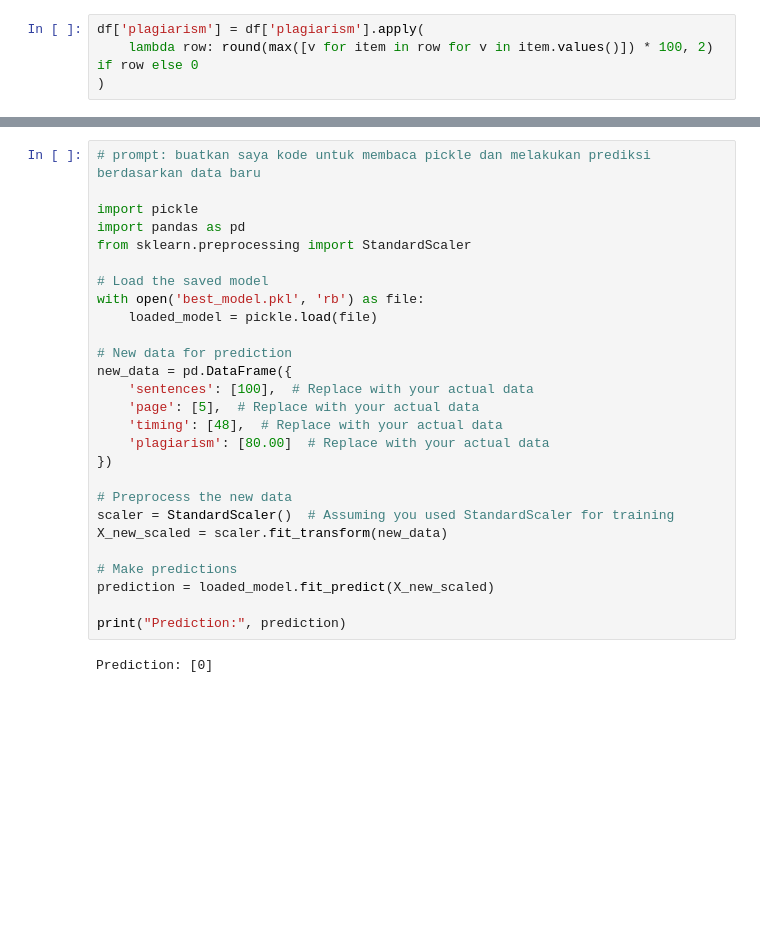
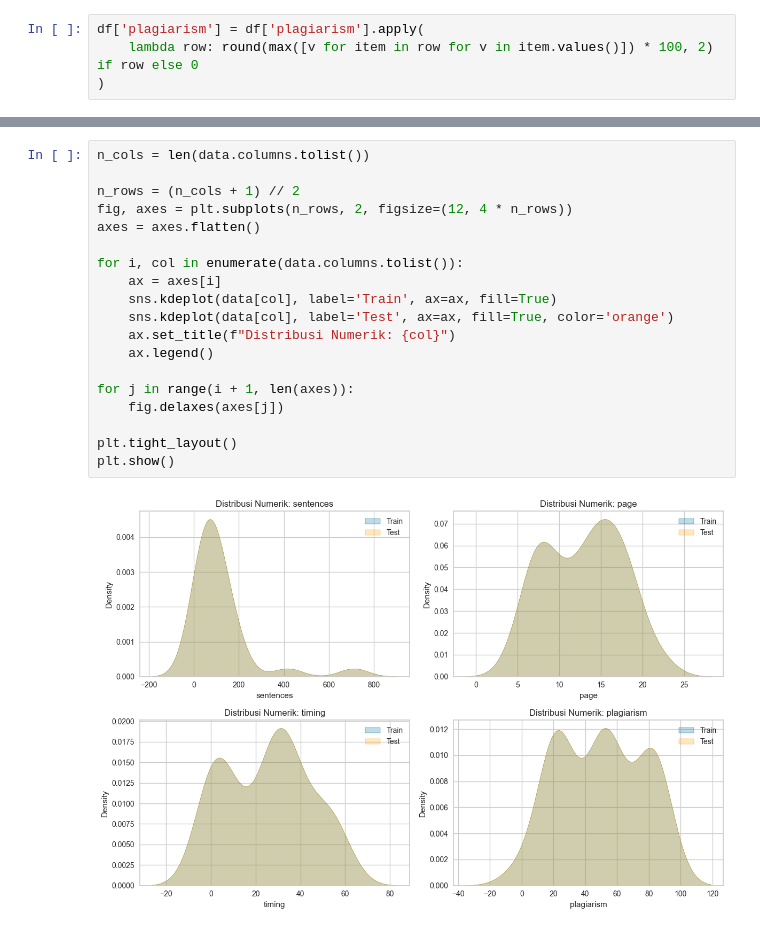
Before and after one commit to wahyudesu/ngumpulin-fastapi, a Jupyter notebook: notebook/Pickle_Model.ipynb, the cells around one changed output, grey strips where cells are left out. Drawn from its saved outputs; the diff is of its cells as text; blank space fills up the shorter version.

```diff
--- a/notebook/Pickle_Model.ipynb
+++ b/notebook/Pickle_Model.ipynb
@@ -251,29 +226,21 @@ Model terbaik 'MeanShift' berhasil disimpan sebagai 'best_model.pkl'.
-# %%
-# prompt: buatkan saya kode untuk membaca pickle dan melakukan prediksi berdasarkan data baru
-
-import pickle
-import pandas as pd
-from sklearn.preprocessing import StandardScaler
-
-# Load the saved model
-with open('best_model.pkl', 'rb') as file:
-    loaded_model = pickle.load(file)
-
-# New data for prediction
-new_data = pd.DataFrame({
-    'sentences': [100],  # Replace with your actual data
-    'page': [5],  # Replace with your actual data
-    'timing': [48],  # Replace with your actual data
-    'plagiarism': [80.00]  # Replace with your actual data
-})
-
-# Preprocess the new data
-scaler = StandardScaler()  # Assuming you used StandardScaler for training
-X_new_scaled = scaler.fit_transform(new_data)
-
-# Make predictions
-prediction = loaded_model.fit_predict(X_new_scaled)
-
-print("Prediction:", prediction)
-# %% [output]
-Prediction: [0]
+# %%
+n_cols = len(data.columns.tolist())
+
+n_rows = (n_cols + 1) // 2
+fig, axes = plt.subplots(n_rows, 2, figsize=(12, 4 * n_rows))
+axes = axes.flatten()
+
+for i, col in enumerate(data.columns.tolist()):
+    ax = axes[i]
+    sns.kdeplot(data[col], label='Train', ax=ax, fill=True)
+    sns.kdeplot(data[col], label='Test', ax=ax, fill=True, color='orange')
+    ax.set_title(f"Distribusi Numerik: {col}")
+    ax.legend()
+
+for j in range(i + 1, len(axes)):
+    fig.delaxes(axes[j])
+
+plt.tight_layout()
+plt.show()
+# %% [output]
+[figure, added]
```
Also changed, not shown: parts of 56 cells of this notebook, 8 other files.
